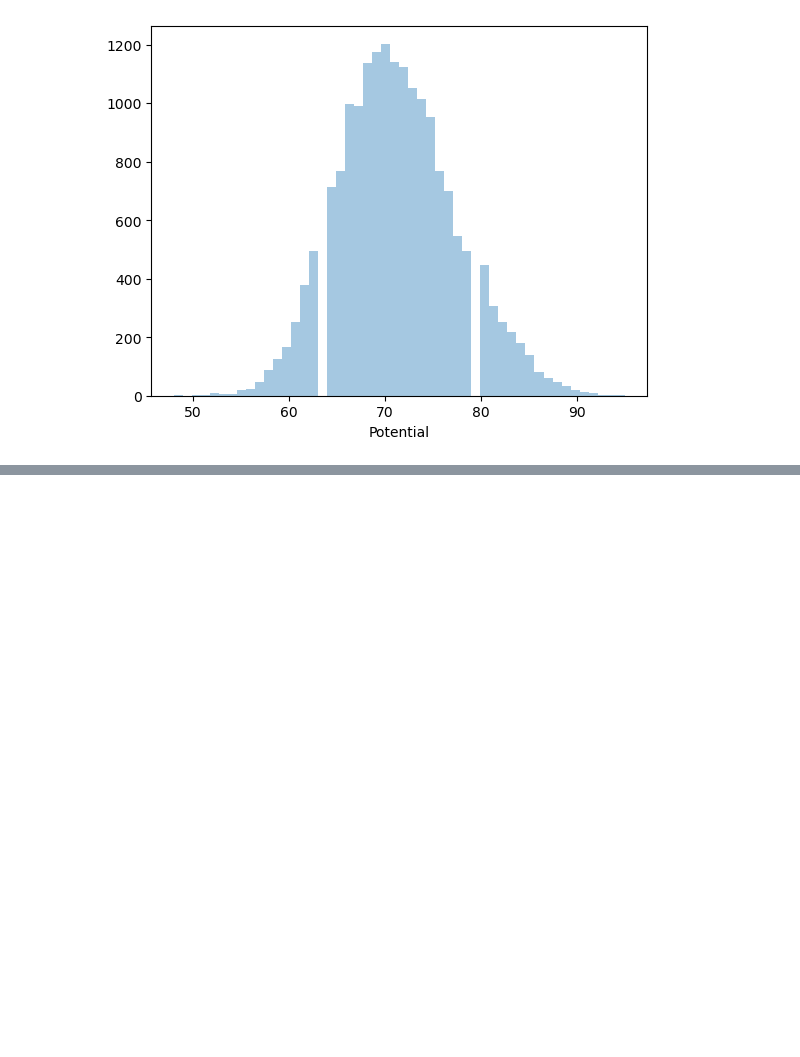
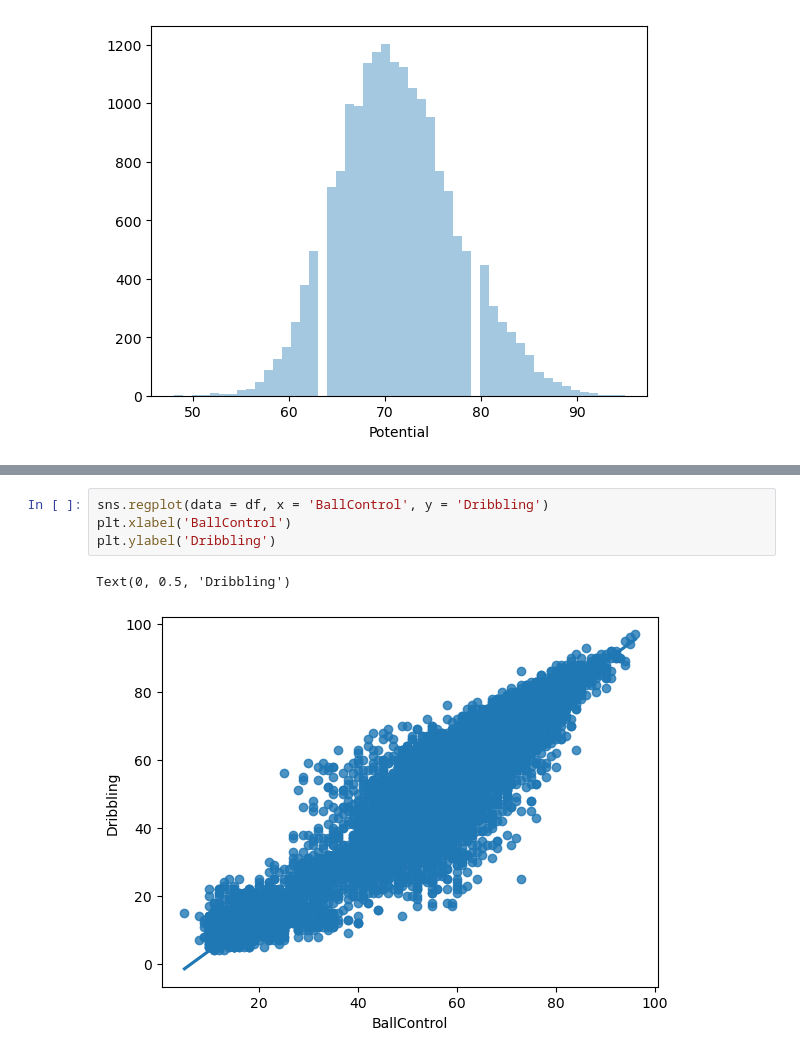
Before and after one commit to shashinvision/IA, a Jupyter notebook: Jupyter NB/03 metaploitlib and seaborn.ipynb, the cells around one changed output, grey strips where cells are left out. Cells and saved outputs as stored; diff of their text form; blank space fills up the shorter version.

```diff
--- a/Jupyter NB/03 metaploitlib and seaborn.ipynb
+++ b/Jupyter NB/03 metaploitlib and seaborn.ipynb
@@ -200,0 +208,7 @@ https://gist.github.com/mwaskom/de44147ed2974457ad6372750bbe5751
+# %%
+sns.regplot(data = df, x = 'BallControl', y = 'Dribbling')
+plt.xlabel('BallControl')
+plt.ylabel('Dribbling')
+# %% [output]
+Text(0, 0.5, 'Dribbling')
+[figure, added]
```
Also changed, not shown: parts of 7 cells of this notebook.
